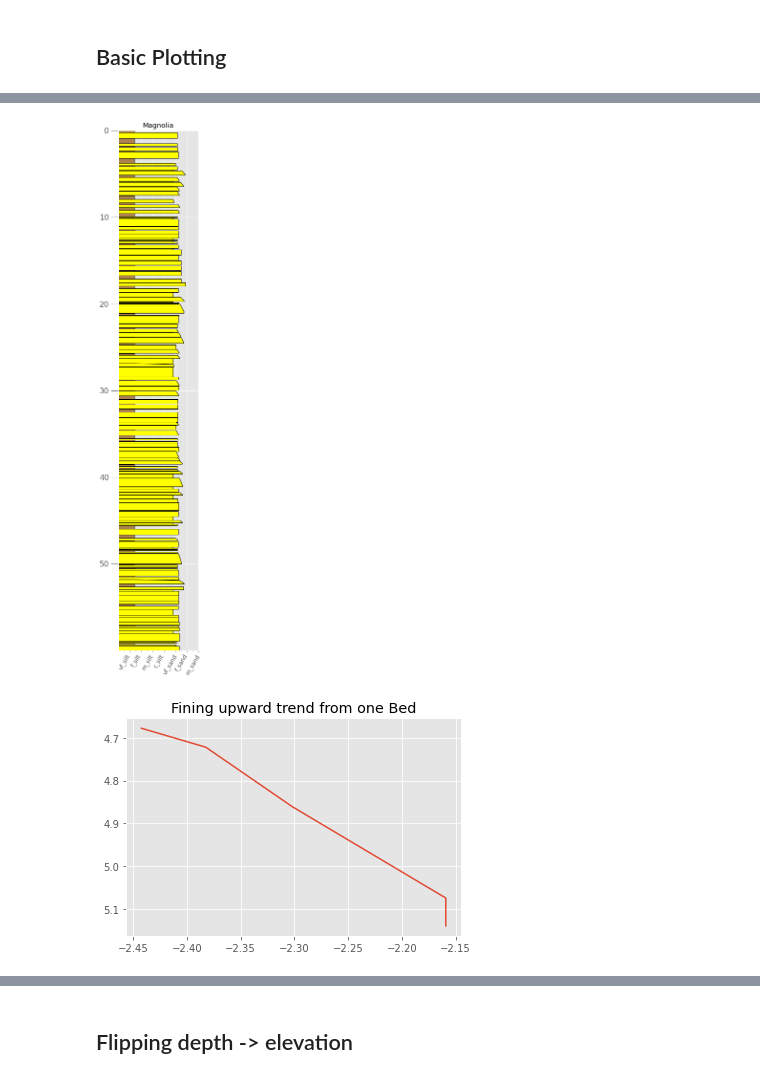
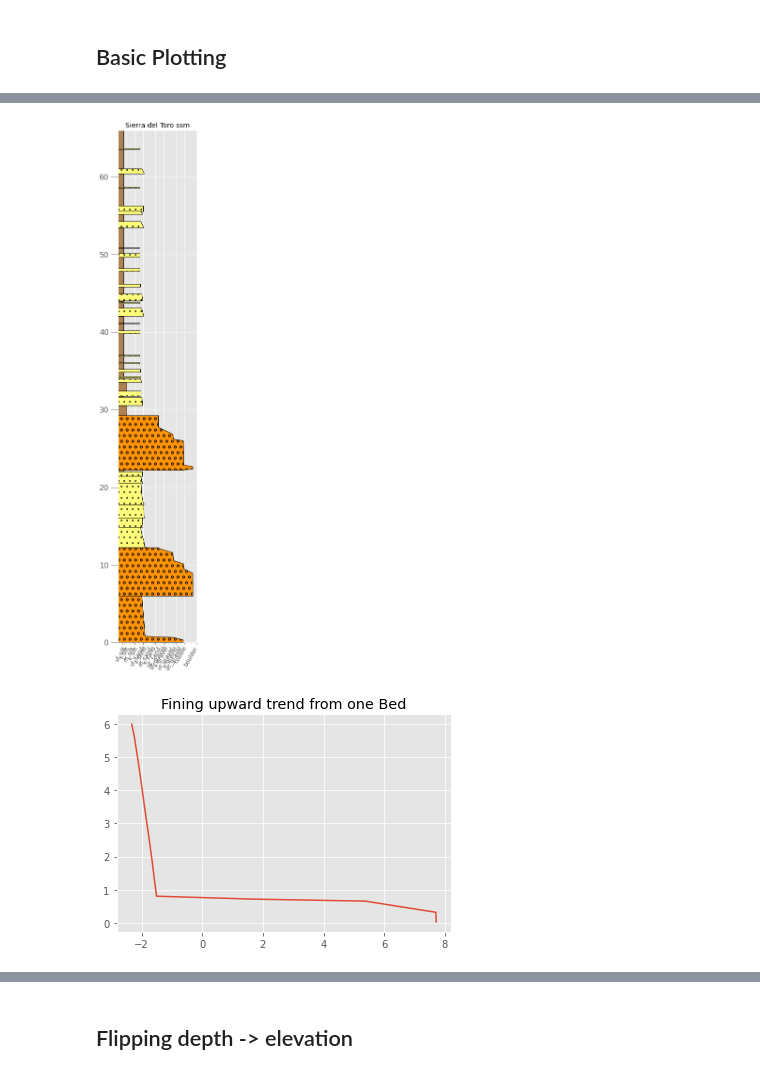
Before and after one commit to rgmyr/litholog, a Jupyter notebook: notebooks/actual_demo.ipynb, the cells around one changed output, grey strips where cells are left out. Saved outputs shown, nothing was run; the diff lists cells and outputs as text; code cells hidden in the pictures.

```diff
--- a/notebooks/actual_demo.ipynb
+++ b/notebooks/actual_demo.ipynb
@@ -130,7 +153,7 @@ transforms = {c : utils.string2array_pandas for c in ['depth_m',
                                                       'grain_size_psi']}
 
 # Read the demo data
-df = pd.read_csv('../data/demo_sequences.csv', converters=transforms)
+df = pd.read_csv('../data/demo_data2.csv', converters=transforms)
 
 # counts and prints the names of the logs in the data file
 print(len(df.name.unique()),
@@ -165,7 +192,7 @@ Notice that the columns `ng` (net-to-gross) and `ar` (amalgamation ratio) are th
 This is the step that will convert `df` into `BedSequences` (equivalent to a `striplog.Striplog`) that contains `Beds` (equivalent to `striplog.Intervals`):
 # %%
 # Columns shared by whole sequences (i.e., shared by an entire graphic log)
-METACOLS = ['name', 'count', 'collection', 'eod', 'eodnum', 'ng', 'ar']
+METACOLS = ['name', 'collection', 'ng', 'ar']
 
 # Columns of bed-level data
 DATACOLS = ['th', 'gs_tops_mm', 'snd_shl', 'depth_m',
@@ -187,5 +214,5 @@ for name, seq_df in df.groupby('name'):
 
 
 # Show name + eod + number of beds of each
-[(s.metadata['name'], s.metadata['eod'], len(s)) for s in seqs]
+[(s.metadata['name'], len(s)) for s in seqs]
 # %% [output]
@@ -338,16 +373,19 @@ seqs[seq_num].plot(ax=ax,
 
 ax.set_title(seqs[seq_num].metadata['name']);
 # %% [output]
-[figure, old version]
+[figure, new version]
 # %%
-gs=mag[13].data['grain_size_psi'] # get just one field from a Bed
-de=mag[13].data['depth_m']
+gs=mag[-1].data['grain_size_psi'] # get just one field from a Bed
+de=mag[-1].data['depth_m']
 
 plt.plot(gs,de)
-plt.gca().invert_yaxis() # need to do this because it's depth-ordered
+if mag.order=='depth':
+    plt.gca().invert_yaxis()
+    print('depth ordered')
+
 plt.title('Fining upward trend from one Bed');
 # %% [output]
-[figure, old version]
+[figure, new version]
 # %%
 fig, ax = plt.subplots()
 for bed in mag:
```
Also changed, not shown: parts of 23 cells of this notebook, 10 other files.
